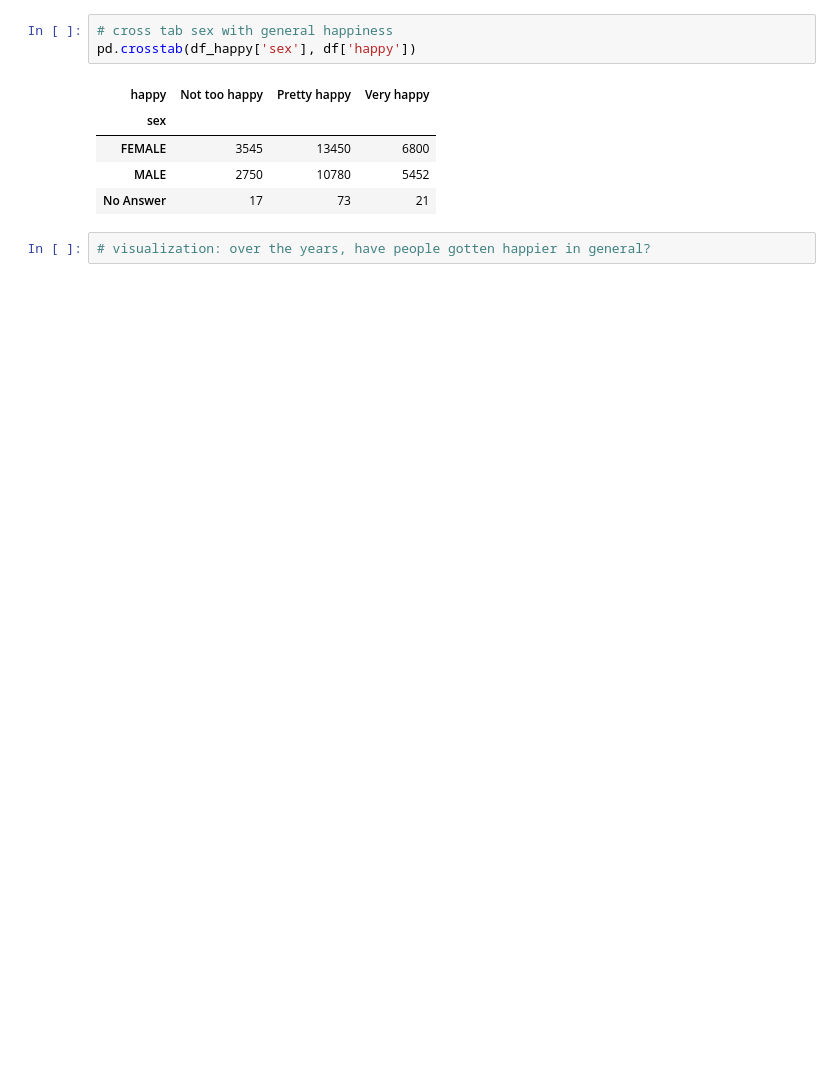
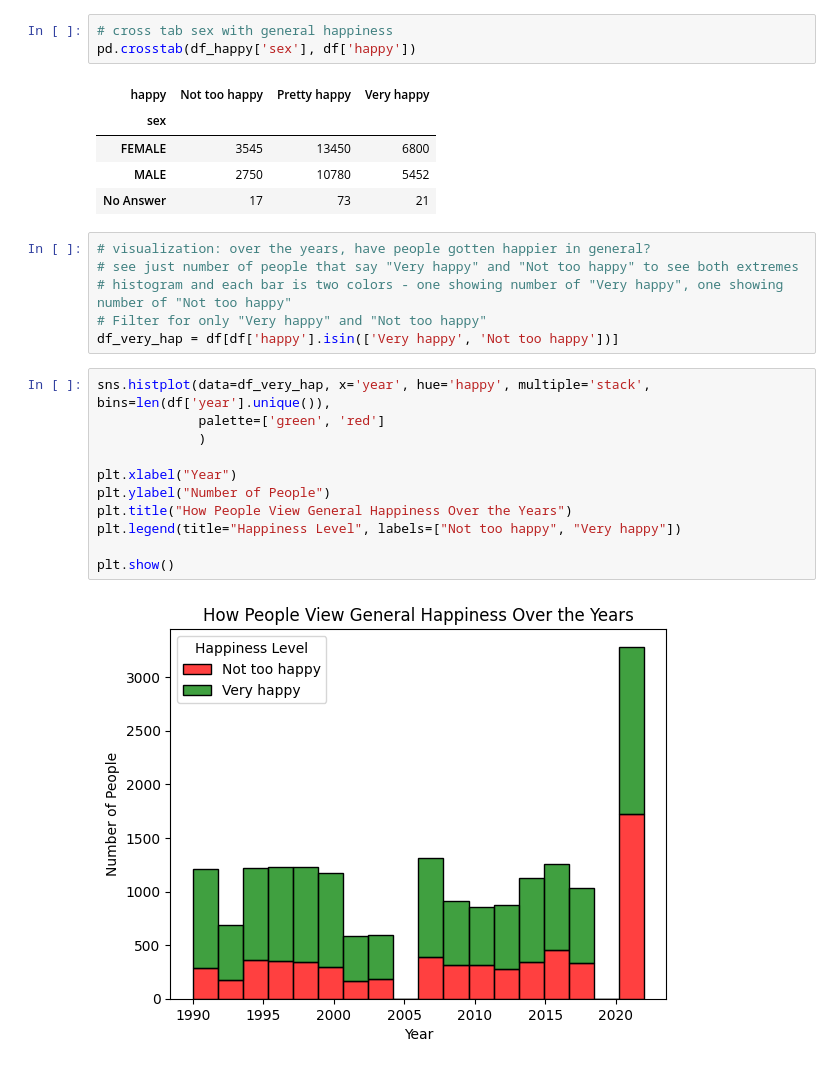
Before and after one commit to kpunsalan8/DS-3001-EDA-KP, a Jupyter notebook: lab/gss.ipynb, the cells around one changed output. Saved outputs shown, nothing was run; the diff lists cells and outputs as text; blank space fills up the shorter version.

Commit message:
Save more visualizations

```diff
--- a/lab/gss.ipynb
+++ b/lab/gss.ipynb
@@ -378,5 +380,22 @@ pd.crosstab(df_happy['sex'], df['happy'])
 | FEMALE | 3545 | 13450 | 6800 |
 | MALE | 2750 | 10780 | 5452 |
 | No Answer | 17 | 73 | 21 |
-# %%
-# visualization: over the years, have people gotten happier in general?
+# %%
+# visualization: over the years, have people gotten happier in general?
+# see just number of people that say "Very happy" and "Not too happy" to see both extremes
+# histogram and each bar is two colors - one showing number of "Very happy", one showing number of "Not too happy"
+# Filter for only "Very happy" and "Not too happy"
+df_very_hap = df[df['happy'].isin(['Very happy', 'Not too happy'])]
+# %%
+sns.histplot(data=df_very_hap, x='year', hue='happy', multiple='stack', bins=len(df['year'].unique()),
+             palette=['green', 'red']
+             )
+
+plt.xlabel("Year")
+plt.ylabel("Number of People")
+plt.title("How People View General Happiness Over the Years")
+plt.legend(title="Happiness Level", labels=["Not too happy", "Very happy"])
+
+plt.show()
+# %% [output]
+[figure, added]
```
Also changed, not shown: parts of 1 cell of this notebook.
